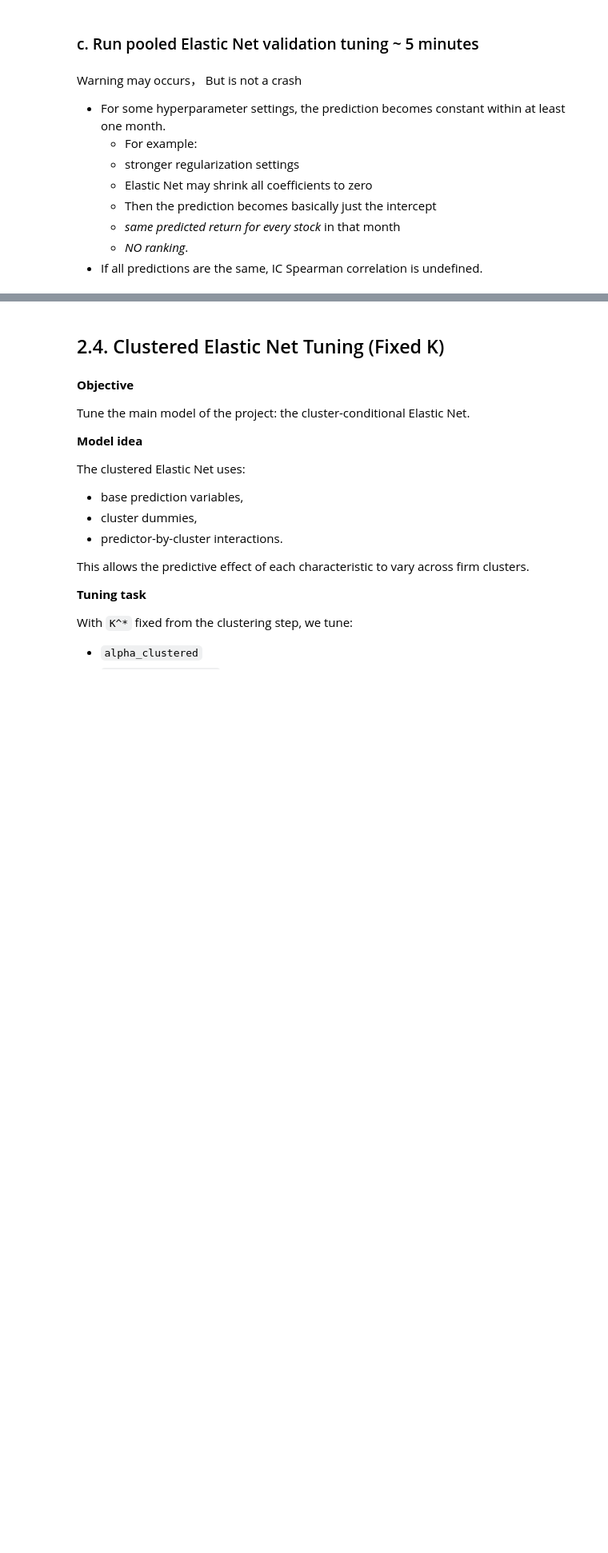
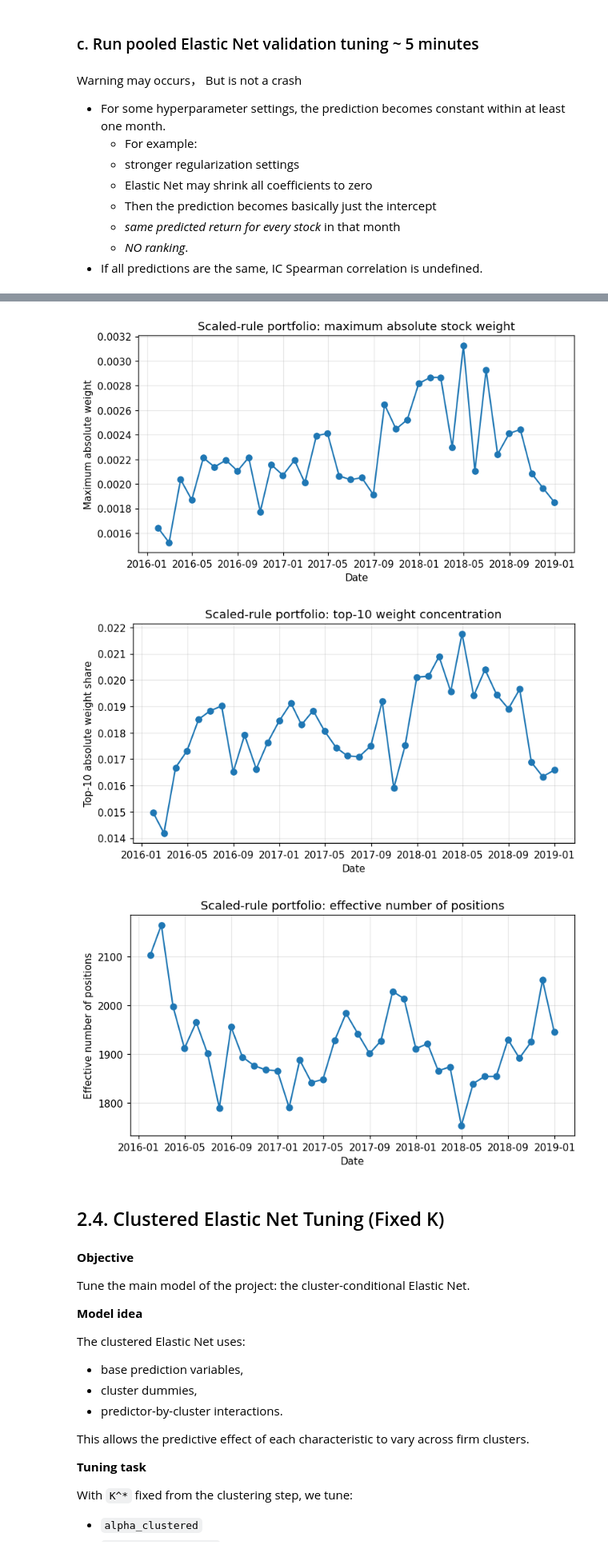
Before and after one commit to JackyJacky1029/FINA-4713-Group-9-Project, a Jupyter notebook: jkp_project.ipynb, the cells around one changed output, grey strips where cells are left out. Shown at 80% size. Saved outputs shown, nothing was run; the diff lists cells and outputs as text; code cells hidden in the pictures; blank space fills up the shorter version.

```diff
--- a/jkp_project.ipynb
+++ b/jkp_project.ipynb
@@ -2948,0 +2306,18 @@ Name: y_pred, dtype: float64
+# %%
+# ------------------------------------------------------------
+# Select best pooled Elastic Net hyperparameters
+# ------------------------------------------------------------
+
+# Main criterion: validation Sharpe under the fixed scaled portfolio rule.
+best_pooled_row = pooled_enet_tuning_results.iloc[0]
+
+alpha_pooled_star = best_pooled_row["alpha"]
+l1_ratio_pooled_star = best_pooled_row["l1_ratio"]
+
+print("Selected pooled Elastic Net hyperparameters:")
+print("alpha_pooled_star    =", alpha_pooled_star)
+print("l1_ratio_pooled_star =", l1_ratio_pooled_star)
+print("portfolio_rule_star  =", portfolio_rule_star)
+print("max_abs_weight_star  =", max_abs_weight_star)
+
+display(best_pooled_row.to_frame().T)
@@ -2949,3 +2500,35 @@ Name: y_pred, dtype: float64
+# %%
+# ------------------------------------------------------------
+# Plot scaled-rule weight concentration over time
+# ------------------------------------------------------------
+
+plt.figure(figsize=(8, 4))
+plt.plot(scale_weight_summary.index, scale_weight_summary["max_abs_weight"], marker="o")
+plt.xlabel("Date")
+plt.ylabel("Maximum absolute weight")
+plt.title("Scaled-rule portfolio: maximum absolute stock weight")
+plt.grid(True, alpha=0.3)
+plt.show()
+
+plt.figure(figsize=(8, 4))
+plt.plot(scale_weight_summary.index, scale_weight_summary["top10_abs_weight_share"], marker="o")
+plt.xlabel("Date")
+plt.ylabel("Top-10 absolute weight share")
+plt.title("Scaled-rule portfolio: top-10 weight concentration")
+plt.grid(True, alpha=0.3)
+plt.show()
+
+plt.figure(figsize=(8, 4))
+plt.plot(scale_weight_summary.index, scale_weight_summary["effective_n_positions"], marker="o")
+plt.xlabel("Date")
+plt.ylabel("Effective number of positions")
+plt.title("Scaled-rule portfolio: effective number of positions")
+plt.grid(True, alpha=0.3)
+plt.show()
+# %% [output]
+[figure, added]
+[figure, added]
+[figure, added]
 # %% [markdown]
 ## 2.4. Clustered Elastic Net Tuning (Fixed K)
 # %% [markdown]
```
Also changed, not shown: parts of 54 cells of this notebook.
